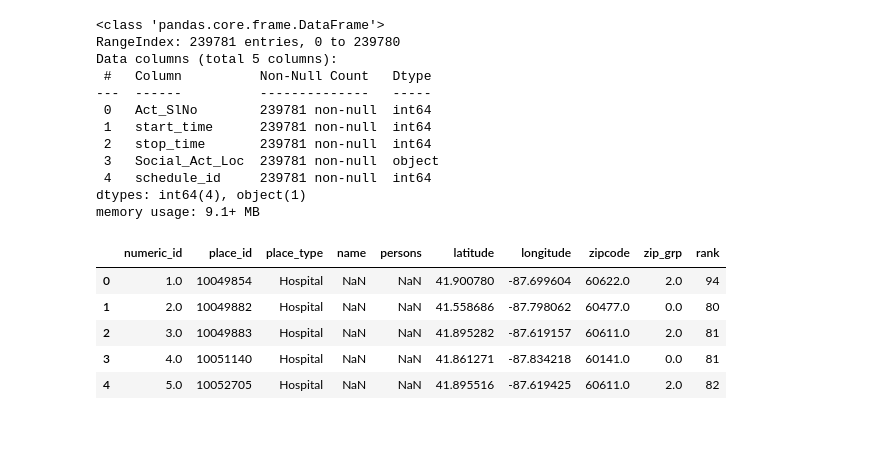
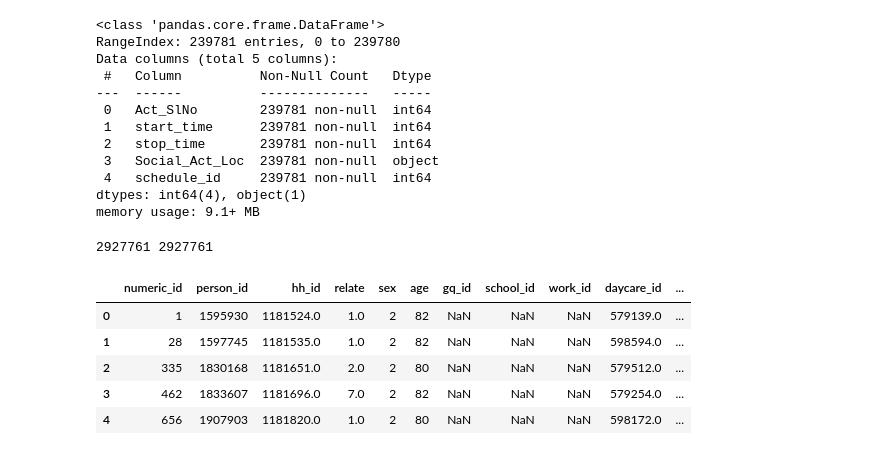
Before and after one commit to kywch/geo-colab, a Jupyter notebook: Generate_Chicago_Traces.ipynb, the cells around one changed output. Drawn from its saved outputs; the diff is of its cells as text; code cells hidden in the pictures.

```diff
--- a/Generate_Chicago_Traces.ipynb
+++ b/Generate_Chicago_Traces.ipynb
@@ -94,12 +94,15 @@ Data columns (total 5 columns):
  4   schedule_id     239781 non-null  int64
 dtypes: int64(4), object(1)
 memory usage: 9.1+ MB
-# %%
-places_df.head()
-# %% [output]
-|  | numeric_id | place_id | place_type | name | persons | latitude | longitude | zipcode | zip_grp | rank |
-| 0 | 1.0 | 10049854 | Hospital | NaN | NaN | 41.900780 | -87.699604 | 60622.0 | 2.0 | 94 |
-| 1 | 2.0 | 10049882 | Hospital | NaN | NaN | 41.558686 | -87.798062 | 60477.0 | 0.0 | 80 |
-| 2 | 3.0 | 10049883 | Hospital | NaN | NaN | 41.895282 | -87.619157 | 60611.0 | 2.0 | 81 |
-| 3 | 4.0 | 10051140 | Hospital | NaN | NaN | 41.861271 | -87.834218 | 60141.0 | 0.0 | 81 |
-| 4 | 5.0 | 10052705 | Hospital | NaN | NaN | 41.895516 | -87.619425 | 60611.0 | 2.0 | 82 |
+# %%
+# check the number of unique persons
+print(len(persons_df.person_id), len(persons_df.person_id.unique()))
+persons_df.head()
+# %% [output]
+2927761 2927761
+|  | numeric_id | person_id | hh_id | relate | sex | age | gq_id | school_id | work_id | daycare_id | ... |
+| 0 | 1 | 1595930 | 1181524.0 | 1.0 | 2 | 82 | NaN | NaN | NaN | 579139.0 | ... |
+| 1 | 28 | 1597745 | 1181535.0 | 1.0 | 2 | 82 | NaN | NaN | NaN | 598594.0 | ... |
+| 2 | 335 | 1830168 | 1181651.0 | 2.0 | 2 | 80 | NaN | NaN | NaN | 579512.0 | ... |
+| 3 | 462 | 1833607 | 1181696.0 | 7.0 | 2 | 82 | NaN | NaN | NaN | 579254.0 | ... |
+| 4 | 656 | 1907903 | 1181820.0 | 1.0 | 2 | 80 | NaN | NaN | NaN | 598172.0 | ... |
```
Also changed, not shown: parts of 12 cells of this notebook.
